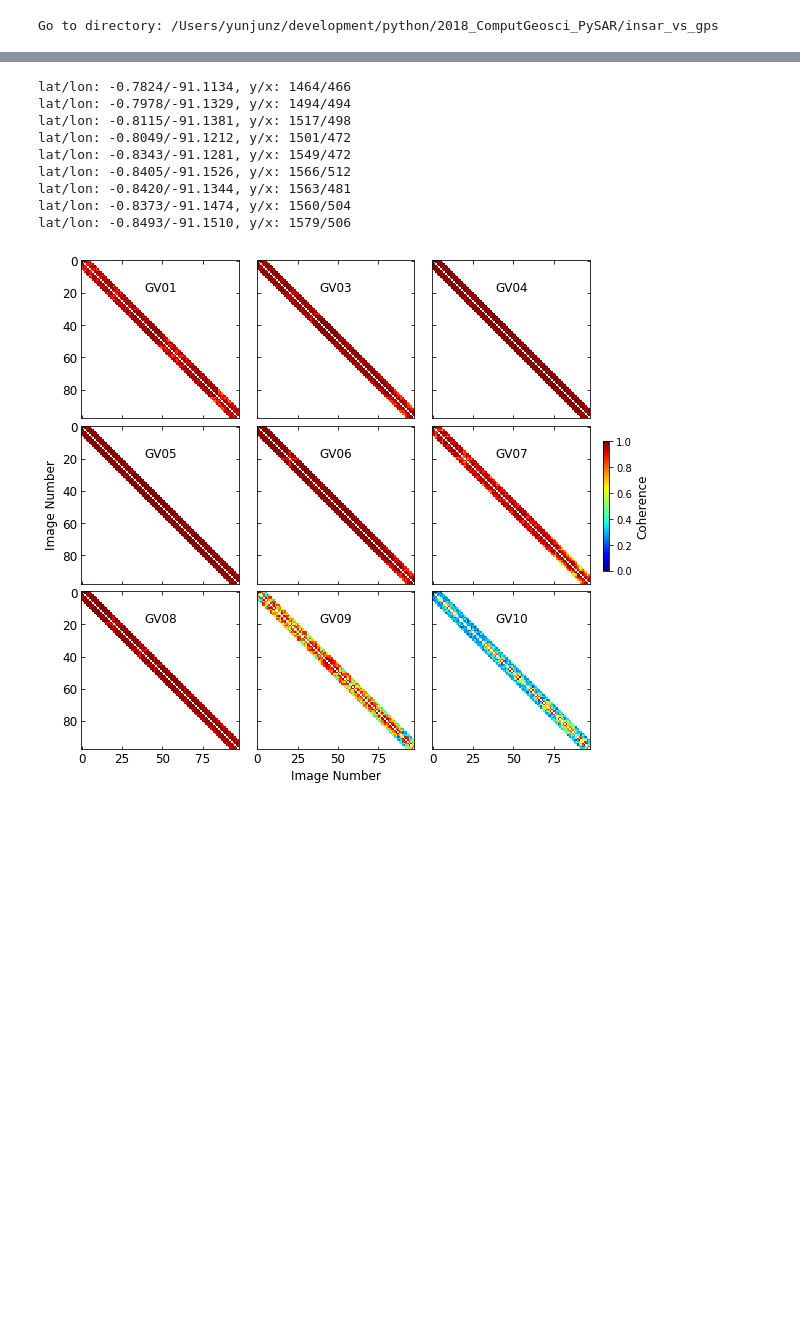
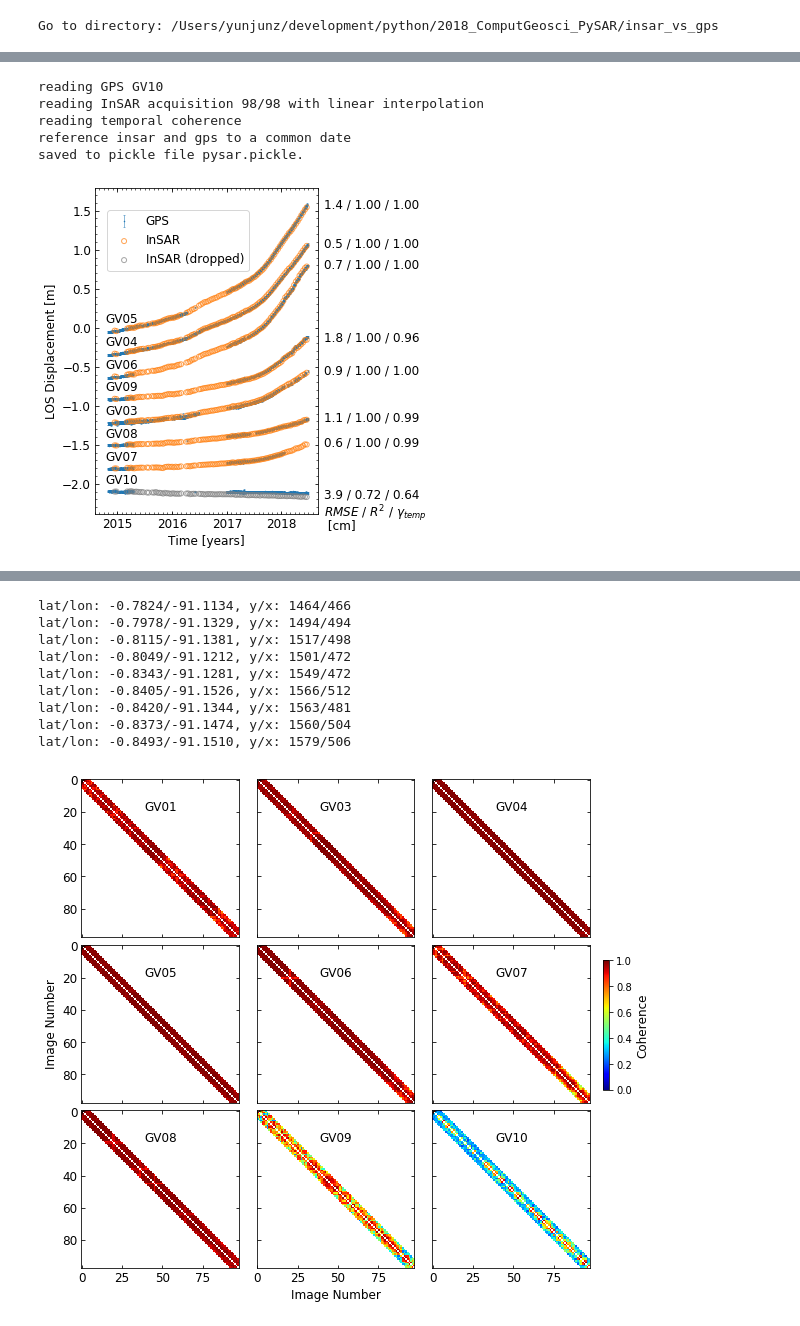
Before and after one commit to geodesymiami/Yunjun_et_al-2019-MintPy, a Jupyter notebook: Fig_06_InSAR_vs_GPS_SierraNegra.ipynb, the cells around one changed output, grey strips where cells are left out. Cells and saved outputs as stored; diff of their text form; code cells hidden in the pictures; blank space fills up the shorter version.

```diff
--- a/Fig_06_InSAR_vs_GPS_SierraNegra.ipynb
+++ b/Fig_06_InSAR_vs_GPS_SierraNegra.ipynb
@@ -192,9 +46,0 @@ Done.
-# %%
-## STATS Check
-for sname in sname_list:
-    site = ds[sname]
-    print('{}: InSAR RMSE: {:.1f}, GPS STD*3: {:.1f}, R-square: {:.2f}'.format(site['name'],
-                                                                               site['dis_rmse']*100.,
-                                                                               site['gps_std_mean']*3.*100.,
-                                                                               site['r2square']))
-print('Done.')
@@ -264,2 +47,43 @@ plt.show()
+# %%
+# Read / Generate and Save data
+if not os.path.isfile(out_file):
+    obj = insar_vs_gps(ts_file, geom_file, temp_coh_file, site_names, gps_dir, ref_site, gps_loc_file=None)
+    obj.open()
+    with open(out_file, 'wb') as f:
+        pickle.dump(obj.ds, f)
+    print('saved to pickle file {}.'.format(out_file))
+    ds = dict(obj.ds)
+else:
+    with open(out_file, 'rb') as f:
+        ds = pickle.load(f)
+    print('read from pickle file {}.'.format(out_file))
+# %% [output]
+reading GPS GV10
+reading InSAR acquisition 98/98 with linear interpolation
+reading temporal coherence
+reference insar and gps to a common date
+saved to pickle file pysar.pickle.
+# %%
+## Figure 6 (b) - Displacement Time-series from InSAR and GPS
+fig, ax = plt.subplots(figsize=(4, 6))
+site2plot = insar_vs_gps.sort_by_velocity(ds)
+for i in range(len(site2plot)):
+    site = ds[site2plot[i]]
+    ax = insar_vs_gps.plot_one_site(ax, site, offset=0.3*i)
+
+yr_list = [i.year + (i.timetuple().tm_yday - 1)/365.25 for i in site['insar_datetime']]
+ax = pp.auto_adjust_xaxis_date(ax, yr_list)[0]
+ax.yaxis.set_minor_locator(ticker.AutoMinorLocator())
+ax.tick_params(which='both', direction='in', labelsize=font_size, bottom=True, top=True, left=True, right=True)
+ax.set_xlabel('Time [years]', fontsize=font_size)
+ax.set_ylabel('LOS Displacement [m]', fontsize=font_size)
+ax.annotate(r'$RMSE$ / $R^2$ / $\gamma_{temp}$', xy=(1.03, -0.01), xycoords='axes fraction', fontsize=font_size, color='k')
+ax.annotate(' [cm]', xy=(1.03, -0.045), xycoords='axes fraction', fontsize=font_size, color='k')
+handles, labels = ax.get_legend_handles_labels()
+ax.legend([handles[-1], handles[0], handles[int(len(handles)/2-1)]], ['GPS', 'InSAR', 'InSAR (dropped)'], loc='upper left', bbox_to_anchor=(0.03, 0.95), fontsize=font_size)
+plt.savefig('insar_vs_gps_point_ts.png', bbox_inches='tight', transparent=True, dpi=fig_dpi)
+plt.show()
+# %% [output]
+[figure, added]
 # %%
 ## Figure 6 (a) - InSAR velocity map with GPS location on Sierra Negra
```
Also changed, not shown: parts of 12 cells of this notebook, 2 other files.
